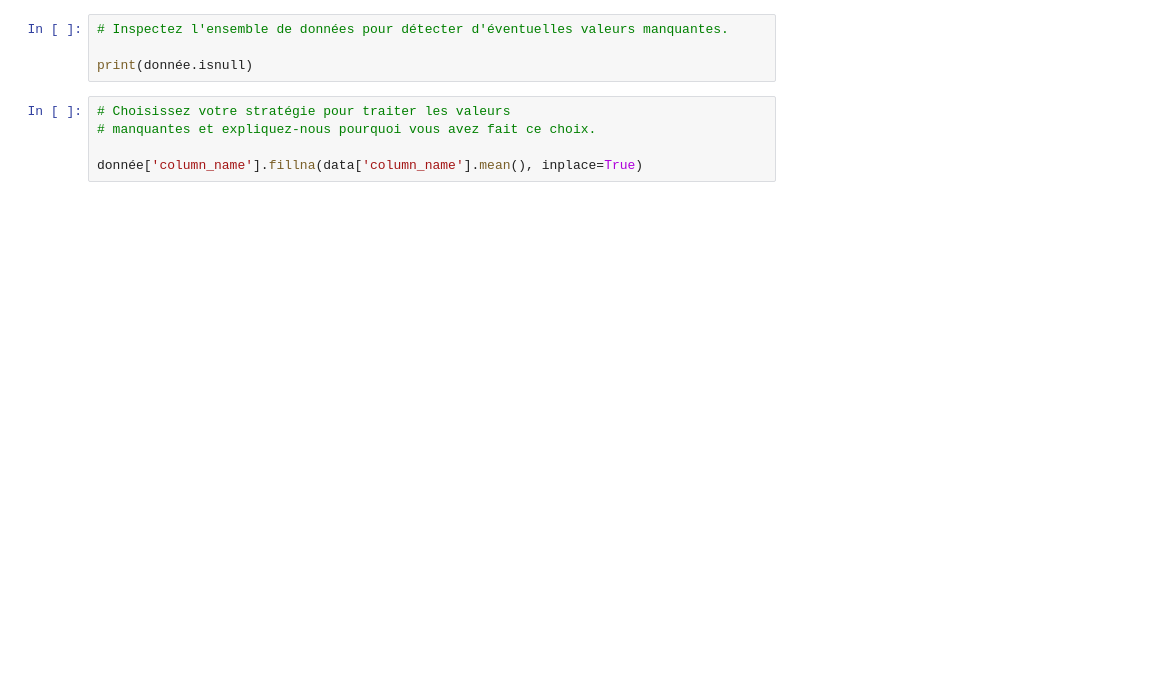
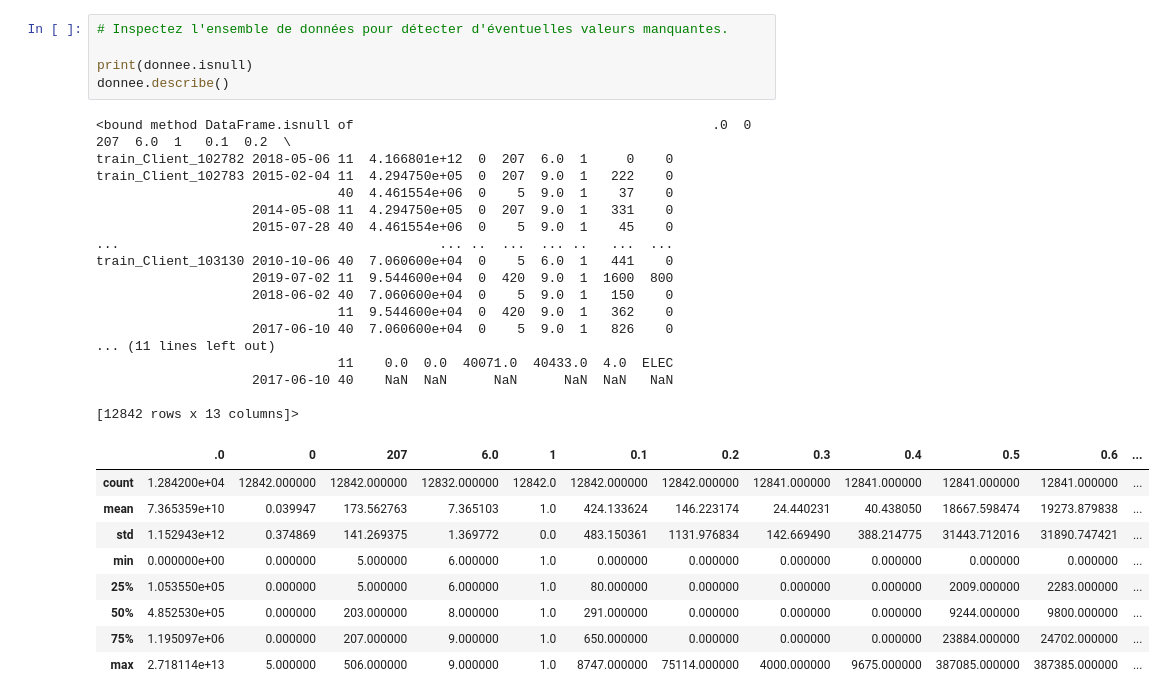
Before and after one commit to saneseydou/SQL, a Jupyter notebook: Pandas__pre_processing_.ipynb, the cells around one changed output. Cells and saved outputs as stored; diff of their text form; blank space fills up the shorter version.

```diff
--- a/Pandas__pre_processing_.ipynb
+++ b/Pandas__pre_processing_.ipynb
@@ -29,9 +65,32 @@ print(donnée.info())        #dtypes: float64(2), int64(10), object(4) sont le t
 # %%
 # Inspectez l'ensemble de données pour détecter d'éventuelles valeurs manquantes.
 
-print(donnée.isnull)
+print(donnee.isnull)
+donnee.describe()
+# %% [output]
+<bound method DataFrame.isnull of                                              .0  0  207  6.0  1   0.1  0.2  \
+train_Client_102782 2018-05-06 11  4.166801e+12  0  207  6.0  1     0    0
+train_Client_102783 2015-02-04 11  4.294750e+05  0  207  9.0  1   222    0
+                               40  4.461554e+06  0    5  9.0  1    37    0
+                    2014-05-08 11  4.294750e+05  0  207  9.0  1   331    0
+                    2015-07-28 40  4.461554e+06  0    5  9.0  1    45    0
+...                                         ... ..  ...  ... ..   ...  ...
+train_Client_103130 2010-10-06 40  7.060600e+04  0    5  6.0  1   441    0
+                    2019-07-02 11  9.544600e+04  0  420  9.0  1  1600  800
+                    2018-06-02 40  7.060600e+04  0    5  9.0  1   150    0
+                               11  9.544600e+04  0  420  9.0  1   362    0
+                    2017-06-10 40  7.060600e+04  0    5  9.0  1   826    0
+... (11 lines left out)
+                               11    0.0  0.0  40071.0  40433.0  4.0  ELEC
+                    2017-06-10 40    NaN  NaN      NaN      NaN  NaN   NaN
+
+[12842 rows x 13 columns]>
+|  | .0 | 0 | 207 | 6.0 | 1 | 0.1 | 0.2 | 0.3 | 0.4 | 0.5 | 0.6 | ... |
+| count | 1.284200e+04 | 12842.000000 | 12842.000000 | 12832.000000 | 12842.0 | 12842.000000 | 12842.000000 | 12841.000000 | 12841.000000 | 12841.000000 | 12841.000000 | ... |
+| mean | 7.365359e+10 | 0.039947 | 173.562763 | 7.365103 | 1.0 | 424.133624 | 146.223174 | 24.440231 | 40.438050 | 18667.598474 | 19273.879838 | ... |
+| std | 1.152943e+12 | 0.374869 | 141.269375 | 1.369772 | 0.0 | 483.150361 | 1131.976834 | 142.669490 | 388.214775 | 31443.712016 | 31890.747421 | ... |
+| min | 0.000000e+00 | 0.000000 | 5.000000 | 6.000000 | 1.0 | 0.000000 | 0.000000 | 0.000000 | 0.000000 | 0.000000 | 0.000000 | ... |
+| 25% | 1.053550e+05 | 0.000000 | 5.000000 | 6.000000 | 1.0 | 80.000000 | 0.000000 | 0.000000 | 0.000000 | 2009.000000 | 2283.000000 | ... |
+| 50% | 4.852530e+05 | 0.000000 | 203.000000 | 8.000000 | 1.0 | 291.000000 | 0.000000 | 0.000000 | 0.000000 | 9244.000000 | 9800.000000 | ... |
+| 75% | 1.195097e+06 | 0.000000 | 207.000000 | 9.000000 | 1.0 | 650.000000 | 0.000000 | 0.000000 | 0.000000 | 23884.000000 | 24702.000000 | ... |
+| max | 2.718114e+13 | 5.000000 | 506.000000 | 9.000000 | 1.0 | 8747.000000 | 75114.000000 | 4000.000000 | 9675.000000 | 387085.000000 | 387385.000000 | ... |
-# %%
-# Choisissez votre stratégie pour traiter les valeurs
-# manquantes et expliquez-nous pourquoi vous avez fait ce choix.
-
-donnée['column_name'].fillna(data['column_name'].mean(), inplace=True)
```
Also changed, not shown: parts of 13 cells of this notebook.
